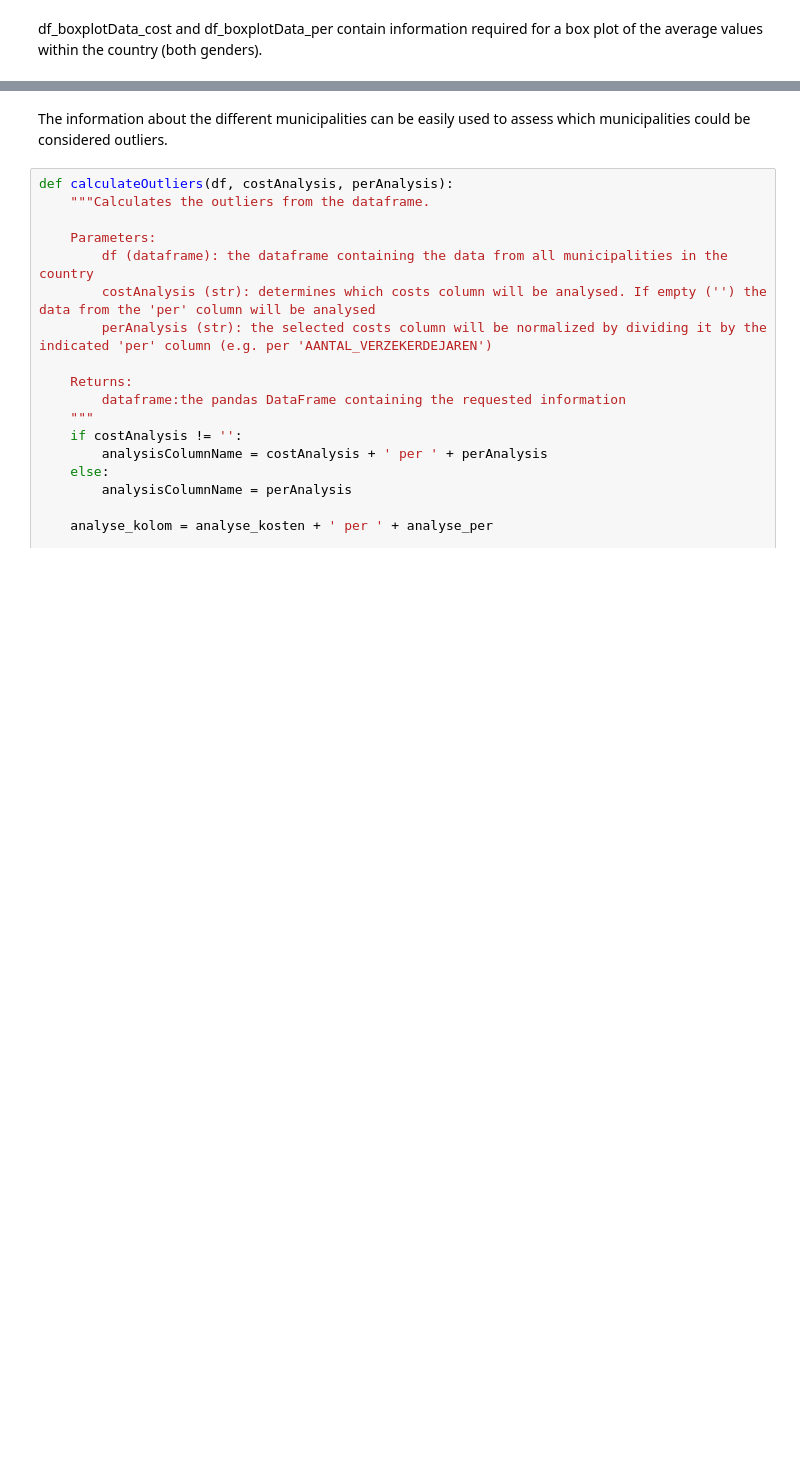
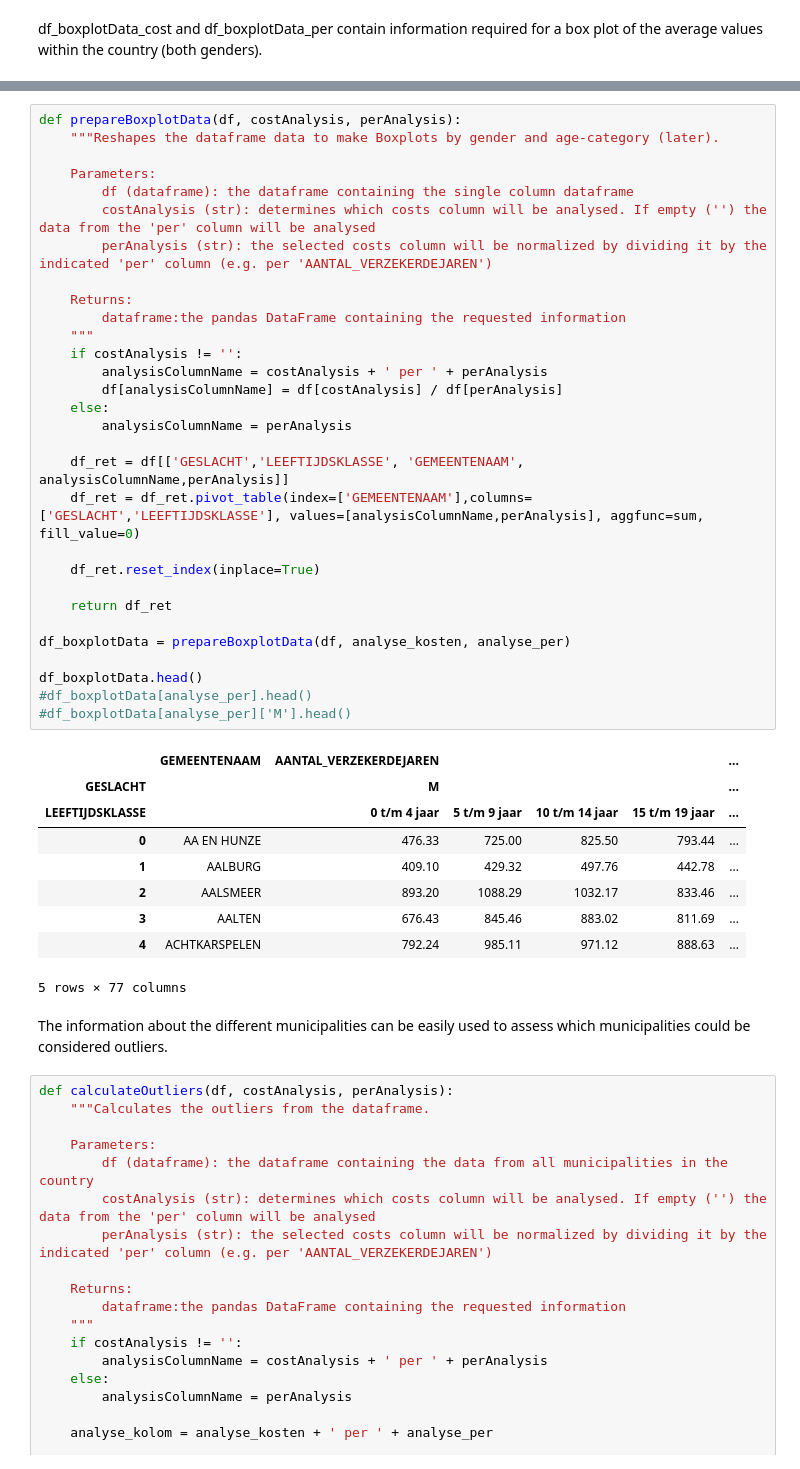
Before and after one commit to bokhove/Vektis, a Jupyter notebook: 1.Vektis Open data.ipynb, the cells around one changed output, grey strips where cells are left out. Cells and saved outputs as stored; diff of their text form; blank space fills up the shorter version.

```diff
--- a/1.Vektis Open data.ipynb
+++ b/1.Vektis Open data.ipynb
@@ -198,3 +243,43 @@ df_boxplotData_per['M'].head()
+# %%
+def prepareBoxplotData(df, costAnalysis, perAnalysis):
+    """Reshapes the dataframe data to make Boxplots by gender and age-category (later).
+
+    Parameters:
+        df (dataframe): the dataframe containing the single column dataframe
+        costAnalysis (str): determines which costs column will be analysed. If empty ('') the data from the 'per' column will be analysed
+        perAnalysis (str): the selected costs column will be normalized by dividing it by the indicated 'per' column (e.g. per 'AANTAL_VERZEKERDEJAREN')
+
+    Returns:
+        dataframe:the pandas DataFrame containing the requested information
+    """
+    if costAnalysis != '':
+        analysisColumnName = costAnalysis + ' per ' + perAnalysis
+        df[analysisColumnName] = df[costAnalysis] / df[perAnalysis]
+    else:
+        analysisColumnName = perAnalysis
+
+    df_ret = df[['GESLACHT','LEEFTIJDSKLASSE', 'GEMEENTENAAM', analysisColumnName,perAnalysis]]
+    df_ret = df_ret.pivot_table(index=['GEMEENTENAAM'],columns=['GESLACHT','LEEFTIJDSKLASSE'], values=[analysisColumnName,perAnalysis], aggfunc=sum, fill_value=0)
+
+    df_ret.reset_index(inplace=True)
+
+    return df_ret
+
+df_boxplotData = prepareBoxplotData(df, analyse_kosten, analyse_per)
+
+df_boxplotData.head()
+#df_boxplotData[analyse_per].head()
+#df_boxplotData[analyse_per]['M'].head()
+# %% [output]
+|  | GEMEENTENAAM | AANTAL_VERZEKERDEJAREN |  |  |  | ... |
+| GESLACHT |  | M |  |  |  | ... |
+| LEEFTIJDSKLASSE |  | 0 t/m 4 jaar | 5 t/m 9 jaar | 10 t/m 14 jaar | 15 t/m 19 jaar | ... |
+| 0 | AA EN HUNZE | 476.33 | 725.00 | 825.50 | 793.44 | ... |
+| 1 | AALBURG | 409.10 | 429.32 | 497.76 | 442.78 | ... |
+| 2 | AALSMEER | 893.20 | 1088.29 | 1032.17 | 833.46 | ... |
+| 3 | AALTEN | 676.43 | 845.46 | 883.02 | 811.69 | ... |
+| 4 | ACHTKARSPELEN | 792.24 | 985.11 | 971.12 | 888.63 | ... |
+5 rows × 77 columns
 # %% [markdown]
 The information about the different municipalities can be easily used to assess which municipalities could be considered outliers.
 # %%
```
Also changed, not shown: parts of 7 cells of this notebook.
